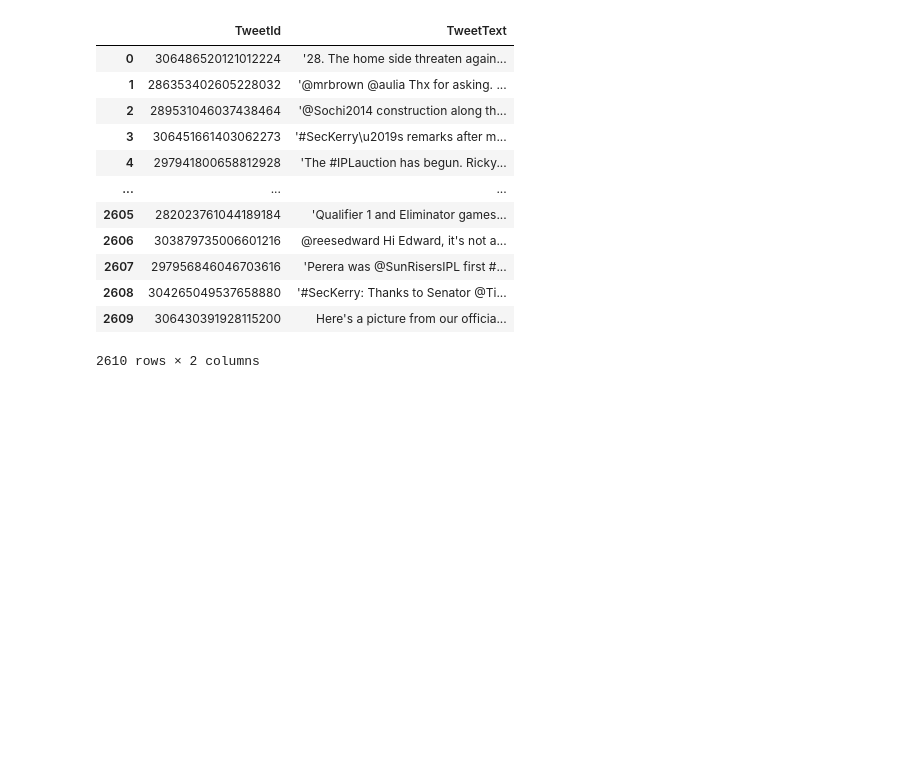
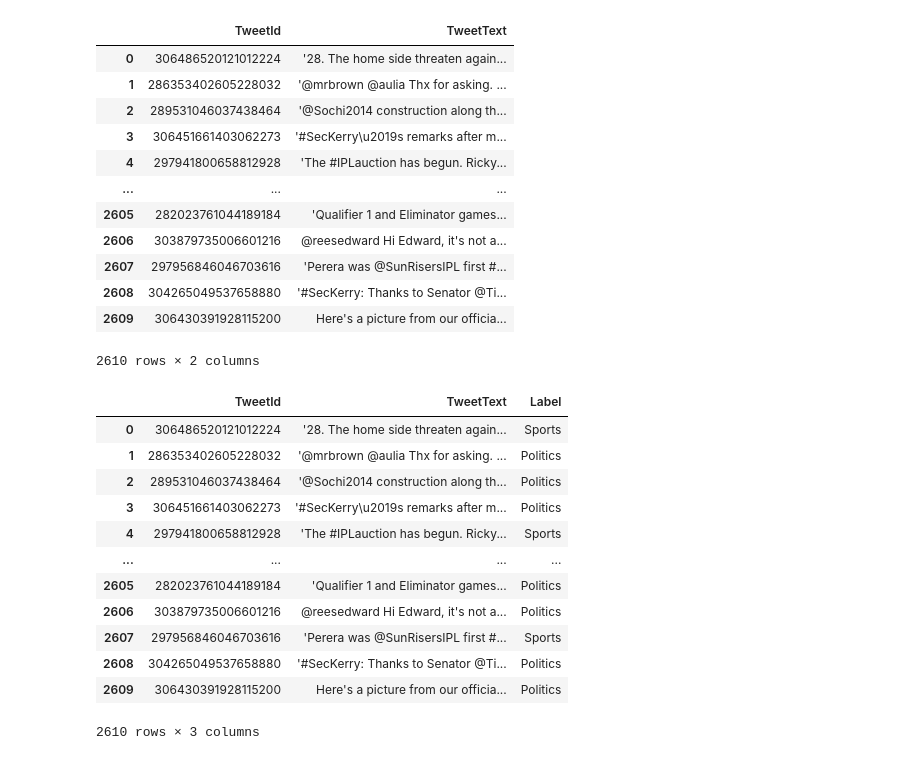
Before and after one commit to Aoukacha-Moussa/DeepTweets, a Jupyter notebook: model.ipynb, the cells around one changed output. Drawn from its saved outputs; the diff is of its cells as text; code cells hidden in the pictures; blank space fills up the shorter version.

```diff
--- a/model.ipynb
+++ b/model.ipynb
@@ -447,8 +447,26 @@ test
 | 2609 | 306430391928115200 | Here's a picture from our officia... |
 2610 rows × 2 columns
 # %%
-test = pipeline.transform(test['TweetText'])
+test_sub = pipeline.transform(test['TweetText'])
 # %%
-prediction=Naivebayes.predict(test)
+tst=Naivebayes.predict(test_sub)
+# %%
+test['Label']=tst
+# %%
+test
+# %% [output]
+|  | TweetId | TweetText | Label |
+| 0 | 306486520121012224 | '28. The home side threaten again... | Sports |
+| 1 | 286353402605228032 | '@mrbrown @aulia Thx for asking. ... | Politics |
+| 2 | 289531046037438464 | '@Sochi2014 construction along th... | Politics |
+| 3 | 306451661403062273 | '#SecKerry\u2019s remarks after m... | Politics |
+| 4 | 297941800658812928 | 'The #IPLauction has begun. Ricky... | Sports |
+| ... | ... | ... | ... |
+| 2605 | 282023761044189184 | 'Qualifier 1 and Eliminator games... | Politics |
+| 2606 | 303879735006601216 | @reesedward Hi Edward, it's not a... | Politics |
+| 2607 | 297956846046703616 | 'Perera was @SunRisersIPL first #... | Sports |
+| 2608 | 304265049537658880 | '#SecKerry: Thanks to Senator @Ti... | Politics |
+| 2609 | 306430391928115200 | Here's a picture from our officia... | Politics |
+2610 rows × 3 columns
 # %%
 test.to_csv('C:/Users/Moussa/Desktop/github/deeptweets/submission.csv')
```
Also changed, not shown: parts of 1 cell of this notebook.
